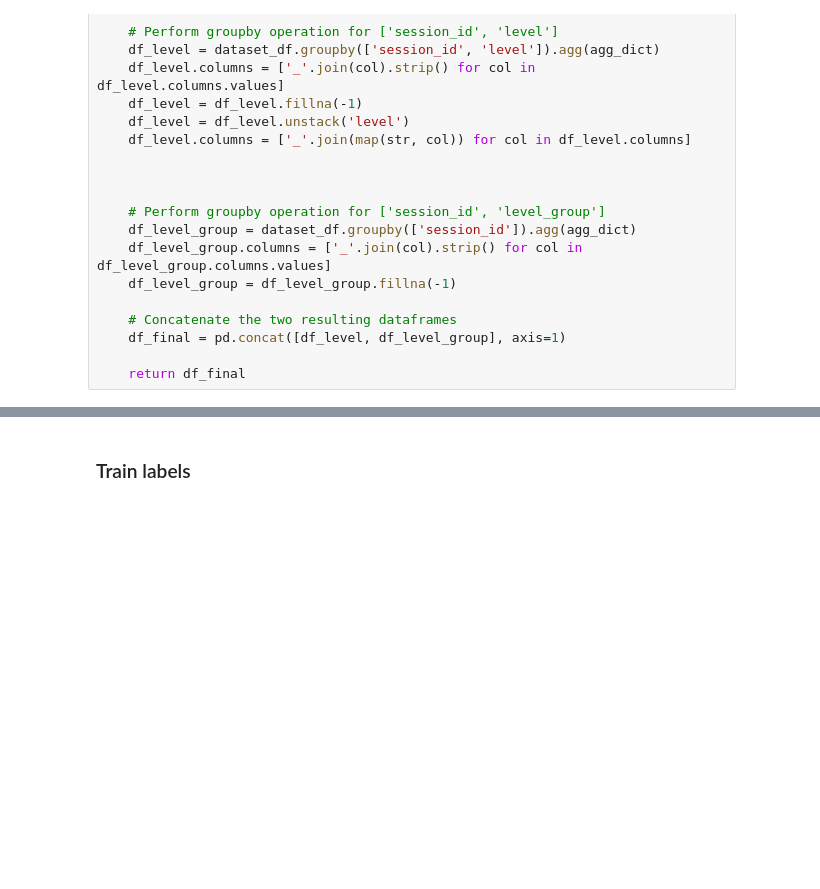
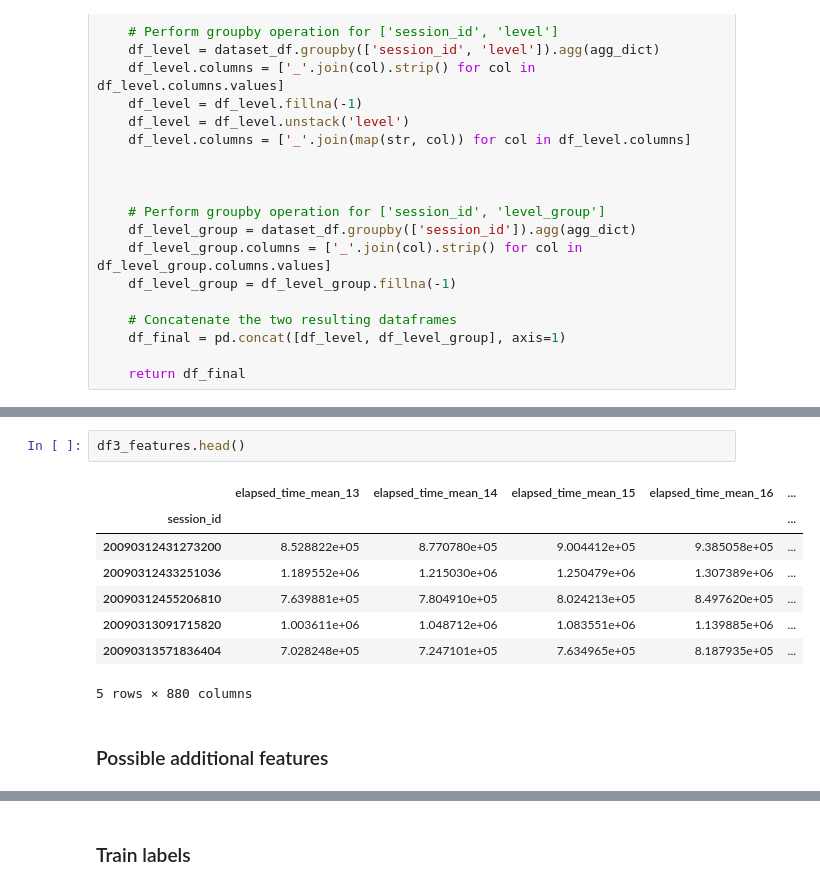
Before and after one commit to SiarheiThor/kaggle_student_performance, a Jupyter notebook: XGB_new_features.ipynb, the cells around one changed output, grey strips where cells are left out. Saved outputs shown, nothing was run; the diff lists cells and outputs as text; blank space fills up the shorter version.

```diff
--- a/XGB_new_features.ipynb
+++ b/XGB_new_features.ipynb
@@ -569,0 +233,13 @@ test.head()
+# %%
+df3_features.head()
+# %% [output]
+|  | elapsed_time_mean_13 | elapsed_time_mean_14 | elapsed_time_mean_15 | elapsed_time_mean_16 | ... |
+| session_id |  |  |  |  | ... |
+| 20090312431273200 | 8.528822e+05 | 8.770780e+05 | 9.004412e+05 | 9.385058e+05 | ... |
+| 20090312433251036 | 1.189552e+06 | 1.215030e+06 | 1.250479e+06 | 1.307389e+06 | ... |
+| 20090312455206810 | 7.639881e+05 | 7.804910e+05 | 8.024213e+05 | 8.497620e+05 | ... |
+| 20090313091715820 | 1.003611e+06 | 1.048712e+06 | 1.083551e+06 | 1.139885e+06 | ... |
+| 20090313571836404 | 7.028248e+05 | 7.247101e+05 | 7.634965e+05 | 8.187935e+05 | ... |
+5 rows × 880 columns
+# %% [markdown]
+### Possible additional features
```
Also changed, not shown: parts of 50 cells of this notebook.
